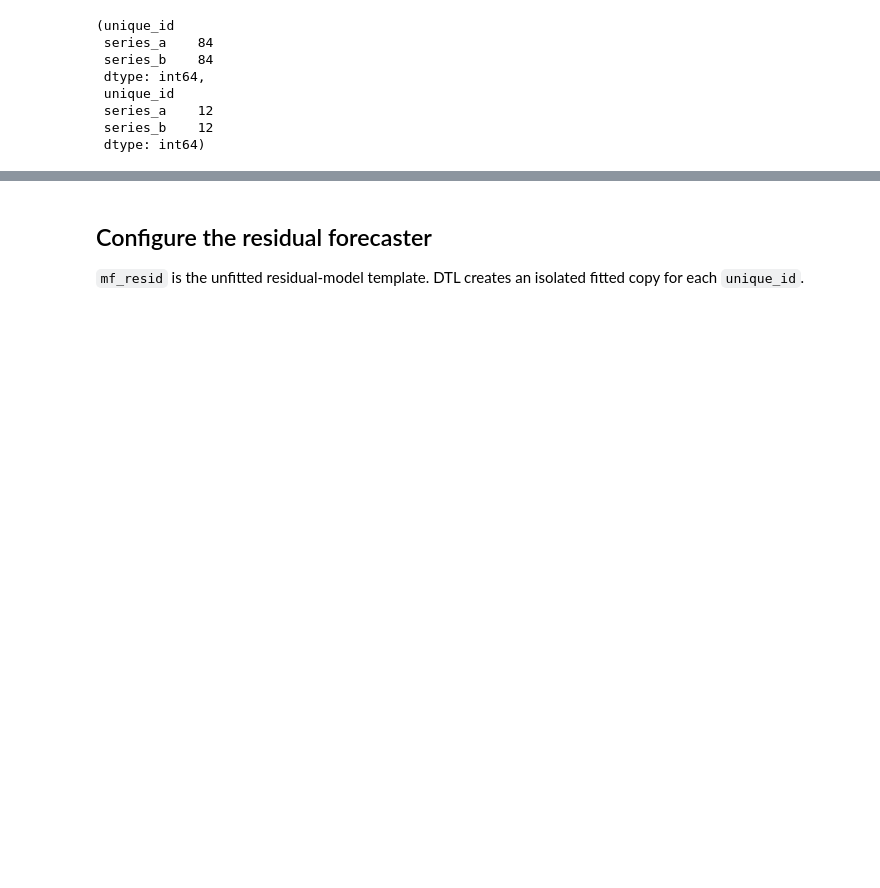
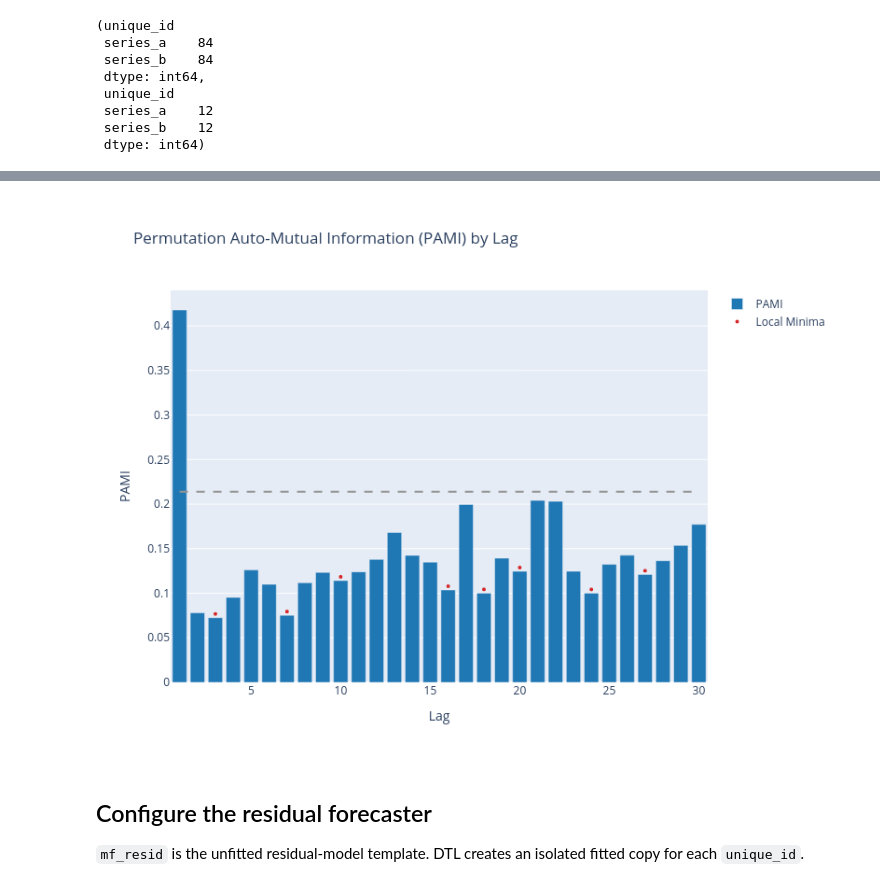
Before and after one commit to heylucasleao/tinyshift, a Jupyter notebook: tinyshift/examples/dtl.ipynb, the cells around one changed output, grey strips where cells are left out. Cells and saved outputs as stored; diff of their text form; code cells hidden in the pictures; blank space fills up the shorter version.

```diff
--- a/tinyshift/examples/dtl.ipynb
+++ b/tinyshift/examples/dtl.ipynb
@@ -58,3 +92,13 @@ train.groupby('unique_id').size(), test.groupby('unique_id').size()
+# %%
+pami(
+    diagnostic_components['detrended'],
+    nlags=30,
+    m=3,
+    normalize=True,
+    fig_type='png',
+)
+# %% [output]
+[figure, added]
 # %% [markdown]
 ## Configure the residual forecaster
 
```
Also changed, not shown: parts of 13 cells of this notebook, 3 other files.
